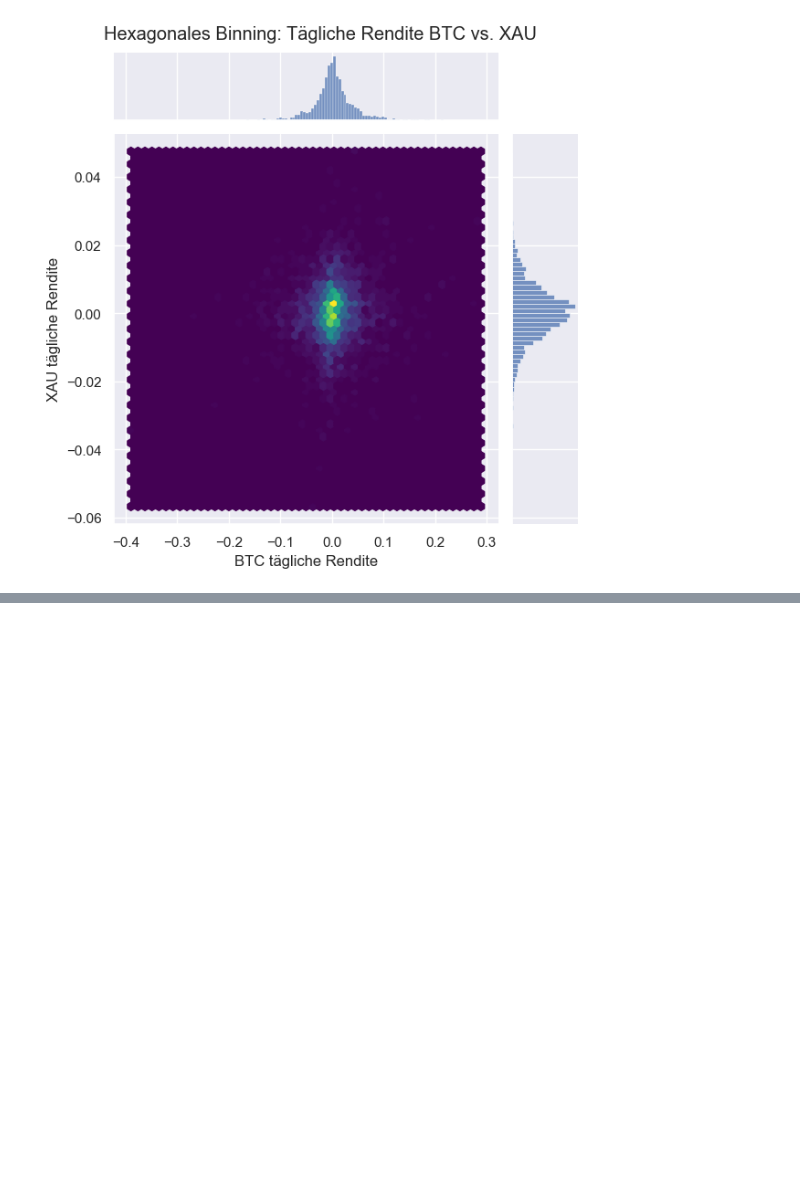
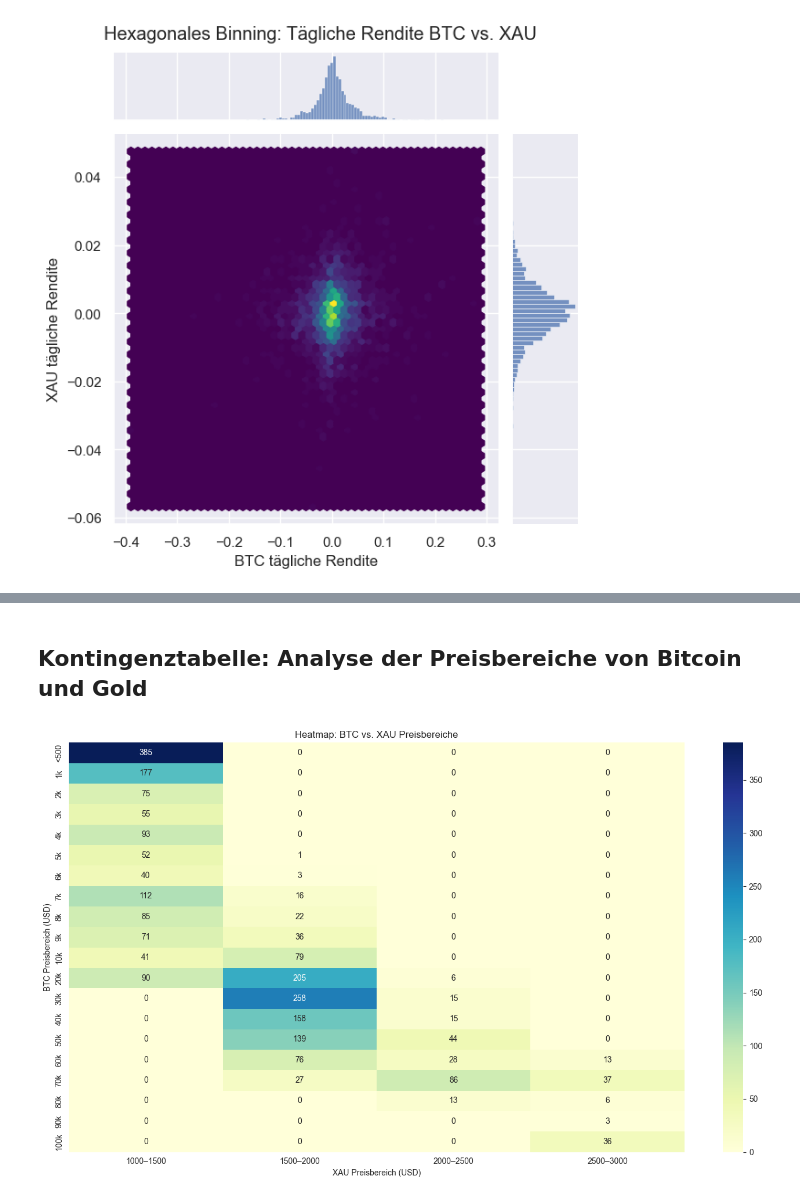
Before and after one commit to mohammadtaiba/DataVision, a Jupyter notebook: notebooks/btc_vs_gold.ipynb, the cells around one changed output, grey strips where cells are left out. Cells and saved outputs as stored; diff of their text form; code cells hidden in the pictures; blank space fills up the shorter version.

Commit message:
Streudiagramm + Kontingenz in `btc_vs_gold.ipynb´ erstellt

```diff
--- a/notebooks/btc_vs_gold.ipynb
+++ b/notebooks/btc_vs_gold.ipynb
@@ -220,0 +290,32 @@ plt.show()
+# %% [markdown]
+## Kontingenztabelle: Analyse der Preisbereiche von Bitcoin und Gold
+# %%
+import pandas as pd
+import seaborn as sns
+import matplotlib.pyplot as plt
+
+# Finalen Datensatz laden
+merged_df = pd.read_csv('../dataset/output/final_merged_dataset.csv', parse_dates=['date'])
+
+# Preisgrenzen definieren
+btc_bins = [0, 500] + list(range(1000, 11000, 1000)) + list(range(20000, 110000, 10000))
+xau_bins = [0, 500, 1000, 1500, 2000, 2500, 3000]
+
+# Labels erstellen
+btc_labels = ['<500'] + [f'{i//1000}k' for i in btc_bins[2:]]
+xau_labels = [f'{xau_bins[i]}–{xau_bins[i+1]}' for i in range(len(xau_bins)-1)]
+
+# Preisbereiche zuordnen
+merged_df['btc_range'] = pd.cut(merged_df['close_btc'], bins=btc_bins, labels=btc_labels)
+merged_df['xau_range'] = pd.cut(merged_df['close_xau'], bins=xau_bins, labels=xau_labels)
+
+# Visualisierung mit Heatmap anzeigen
+plt.figure(figsize=(14, 8))
+sns.heatmap(range_ct, annot=True, fmt='d', cmap='YlGnBu')
+plt.title("Heatmap: BTC vs. XAU Preisbereiche")
+plt.xlabel("XAU Preisbereich (USD)")
+plt.ylabel("BTC Preisbereich (USD)")
+plt.tight_layout()
+plt.show()
+# %% [output]
+[figure, added]
```
Also changed, not shown: parts of 6 cells of this notebook, 1 other file.
